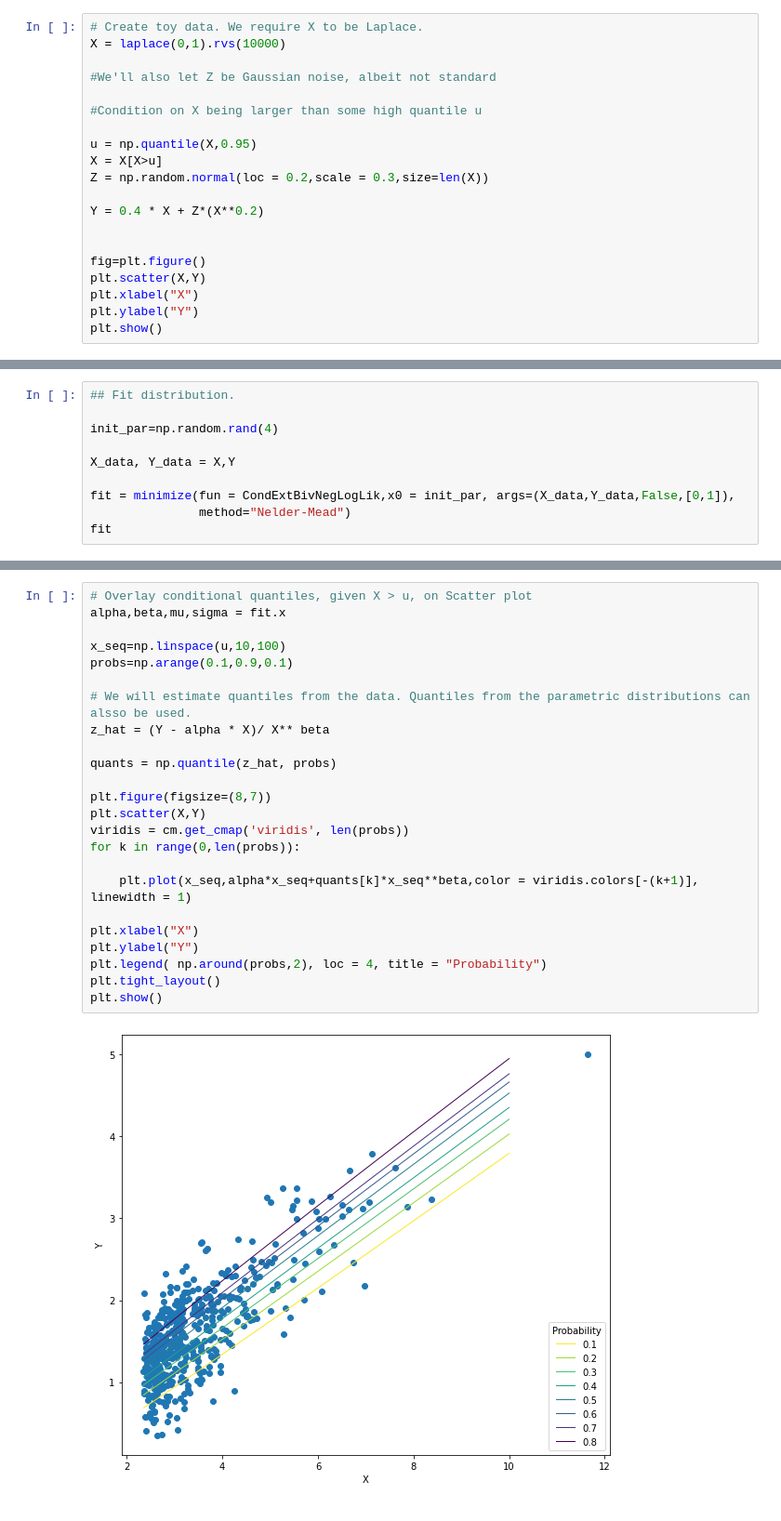
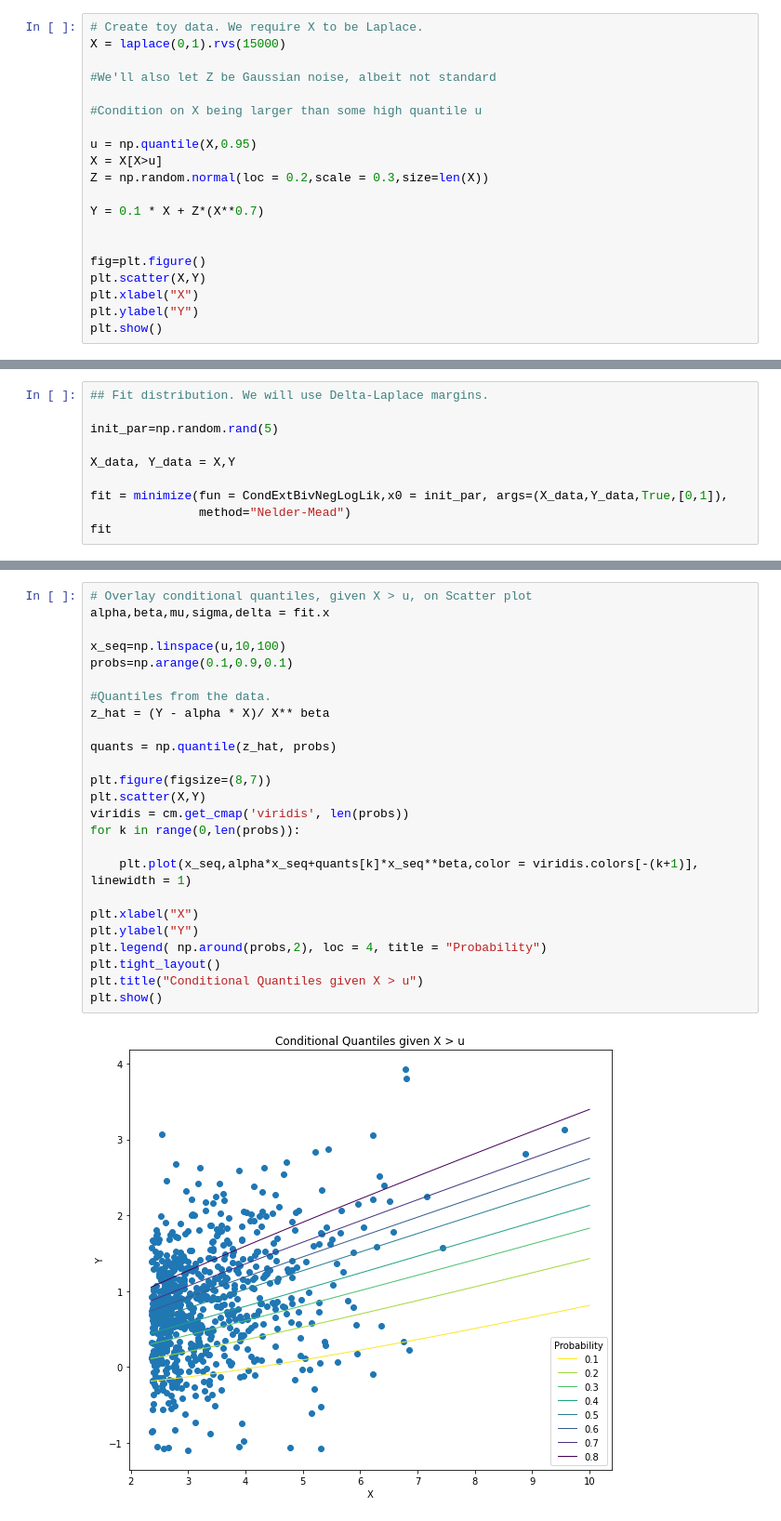
Before and after one commit to Jbrich95/CondExtremesPy, a Jupyter notebook: CondExtremesBivariateFit.ipynb, the cells around one changed output, grey strips where cells are left out. Shown at 93% size. Saved outputs shown, nothing was run; the diff lists cells and outputs as text.

Commit message:
Added some Delta Laplace functions

```diff
--- a/CondExtremesBivariateFit.ipynb
+++ b/CondExtremesBivariateFit.ipynb
@@ -45,6 +12,6 @@ def CondExtBivNegLogLik(x, X_data, Y_data, use_DL=True,alpha_range = [0,1]):
 # %%
 # Create toy data. We require X to be Laplace.
-X = laplace(0,1).rvs(10000)
+X = laplace(0,1).rvs(15000)
 
 #We'll also let Z be Gaussian noise, albeit not standard
 
@@ -54,7 +21,7 @@ u = np.quantile(X,0.95)
 X = X[X>u]
 Z = np.random.normal(loc = 0.2,scale = 0.3,size=len(X))
 
-Y = 0.4 * X + Z*(X**0.2)
+Y = 0.1 * X + Z*(X**0.7)
 
 
 fig=plt.figure()
@@ -67,11 +34,11 @@ plt.show()
 # %%
-## Fit distribution.
+## Fit distribution. We will use Delta-Laplace margins.
 
-init_par=np.random.rand(4)
+init_par=np.random.rand(5)
 
 X_data, Y_data = X,Y
 
-fit = minimize(fun = CondExtBivNegLogLik,x0 = init_par, args=(X_data,Y_data,False,[0,1]),
+fit = minimize(fun = CondExtBivNegLogLik,x0 = init_par, args=(X_data,Y_data,True,[0,1]),
                method="Nelder-Mead")
 fit
 # %% [output]
@@ -91,26 +59,27 @@ fit
 # %%
 # Overlay conditional quantiles, given X > u, on Scatter plot
-alpha,beta,mu,sigma = fit.x
+alpha,beta,mu,sigma,delta = fit.x
 
 x_seq=np.linspace(u,10,100)
 probs=np.arange(0.1,0.9,0.1)
 
-# We will estimate quantiles from the data. Quantiles from the parametric distributions can alsso be used.
+#Quantiles from the data.
 z_hat = (Y - alpha * X)/ X** beta
 
 quants = np.quantile(z_hat, probs)
 
 plt.figure(figsize=(8,7))
 plt.scatter(X,Y)
 viridis = cm.get_cmap('viridis', len(probs))
 for k in range(0,len(probs)):
 
     plt.plot(x_seq,alpha*x_seq+quants[k]*x_seq**beta,color = viridis.colors[-(k+1)], linewidth = 1)
 
 plt.xlabel("X")
 plt.ylabel("Y")
 plt.legend( np.around(probs,2), loc = 4, title = "Probability")
 plt.tight_layout()
+plt.title("Conditional Quantiles given X > u")
 plt.show()
 # %% [output]
-[figure, old version]
+[figure, new version]
```
Also changed, not shown: parts of 5 cells of this notebook, 3 other files.
